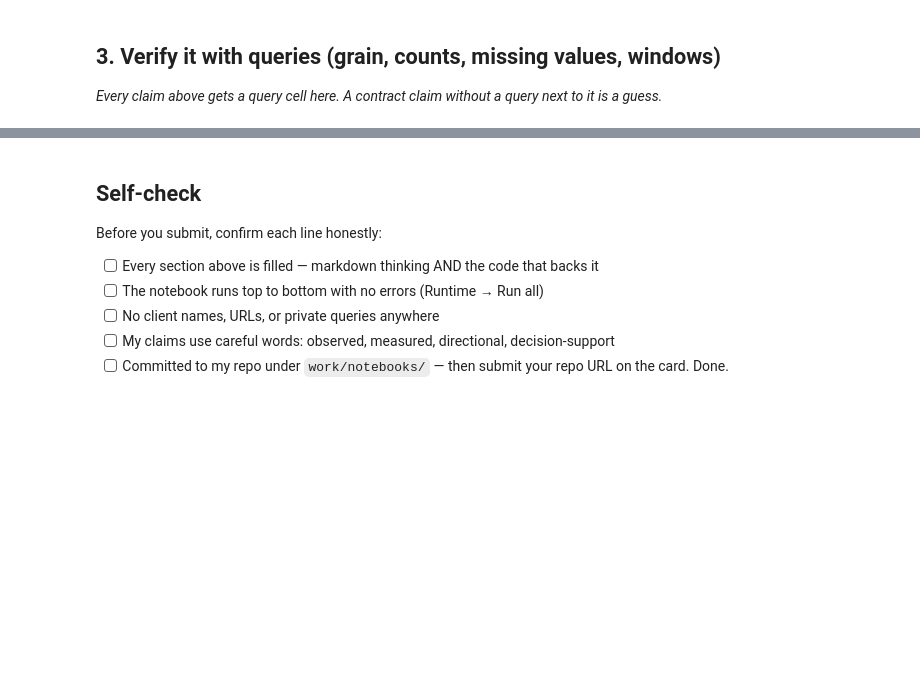
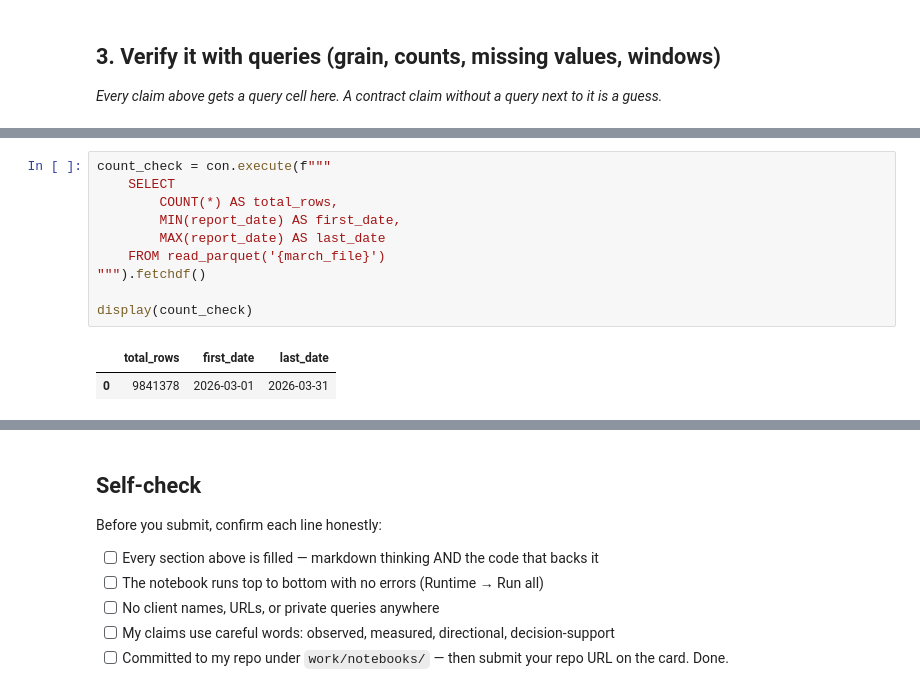
Before and after one commit to FlyRank-Internship/week1-flyrank-ml-internship-starter, a Jupyter notebook: work/notebooks/w03_data_contract.ipynb, the cells around one changed output, grey strips where cells are left out. Saved outputs shown, nothing was run; the diff lists cells and outputs as text; blank space fills up the shorter version.

```diff
--- a/work/notebooks/w03_data_contract.ipynb
+++ b/work/notebooks/w03_data_contract.ipynb
@@ -36,0 +219,13 @@ This skeleton is yours to fill. Work the sections **in order** — each one has
+# %%
+count_check = con.execute(f"""
+    SELECT
+        COUNT(*) AS total_rows,
+        MIN(report_date) AS first_date,
+        MAX(report_date) AS last_date
+    FROM read_parquet('{march_file}')
+""").fetchdf()
+
+display(count_check)
+# %% [output]
+|  | total_rows | first_date | last_date |
+| 0 | 9841378 | 2026-03-01 | 2026-03-31 |
```
Also changed, not shown: parts of 24 cells of this notebook.
